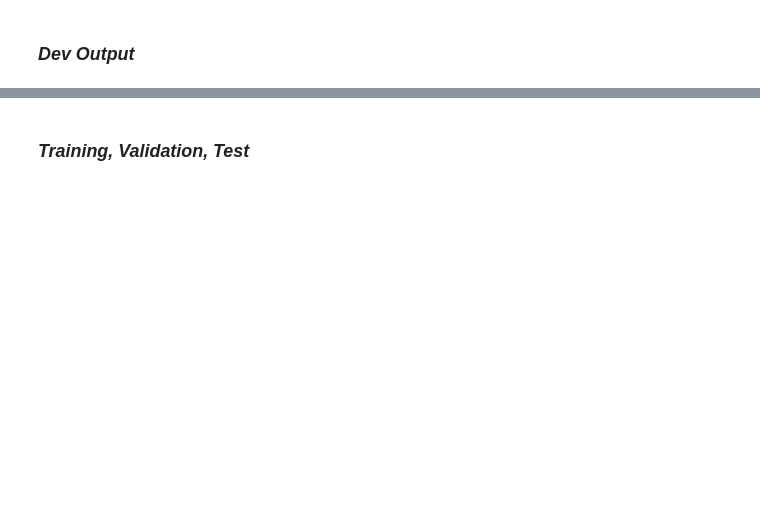
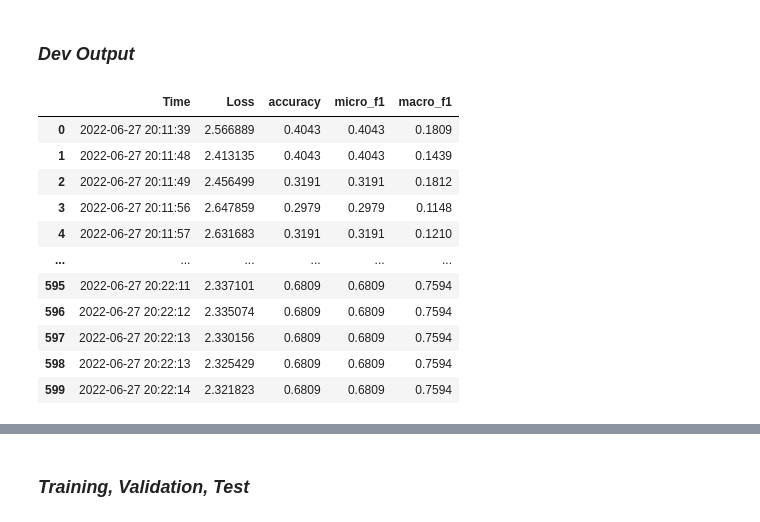
Before and after one commit to Dimas263/NLP_RE_BERT_Relation_Extraction_Biomedical, a Jupyter notebook: Biobert_Notebook.ipynb, the cells around one changed output, grey strips where cells are left out. Drawn from its saved outputs; the diff is of its cells as text; code cells hidden in the pictures; blank space fills up the shorter version.

```diff
--- a/Biobert_Notebook.ipynb
+++ b/Biobert_Notebook.ipynb
@@ -205,10 +219,20 @@ plt.show()
 # %% [markdown]
 ### ***Dev Output***
 # %%
-dev_url_view = 'drive/MyDrive/Colab Notebooks/bert_relation_extraction/output/visualization/biobert-dev-view.csv'
 dev_url = 'drive/MyDrive/Colab Notebooks/bert_relation_extraction/output/visualization/biobert-dev.csv'
 
-biobert_dev = pd.read_csv(dev_url_view)
-
-print(biobert_dev)
+biobert_dev = pd.read_csv(dev_url, header=0)
+biobert_dev
 # %% [output]
+|  | Time | Loss | accuracy | micro_f1 | macro_f1 |
+| 0 | 2022-06-27 20:11:39 | 2.566889 | 0.4043 | 0.4043 | 0.1809 |
+| 1 | 2022-06-27 20:11:48 | 2.413135 | 0.4043 | 0.4043 | 0.1439 |
+| 2 | 2022-06-27 20:11:49 | 2.456499 | 0.3191 | 0.3191 | 0.1812 |
+| 3 | 2022-06-27 20:11:56 | 2.647859 | 0.2979 | 0.2979 | 0.1148 |
+| 4 | 2022-06-27 20:11:57 | 2.631683 | 0.3191 | 0.3191 | 0.1210 |
+| ... | ... | ... | ... | ... | ... |
+| 595 | 2022-06-27 20:22:11 | 2.337101 | 0.6809 | 0.6809 | 0.7594 |
+| 596 | 2022-06-27 20:22:12 | 2.335074 | 0.6809 | 0.6809 | 0.7594 |
+| 597 | 2022-06-27 20:22:13 | 2.330156 | 0.6809 | 0.6809 | 0.7594 |
+| 598 | 2022-06-27 20:22:13 | 2.325429 | 0.6809 | 0.6809 | 0.7594 |
+| 599 | 2022-06-27 20:22:14 | 2.321823 | 0.6809 | 0.6809 | 0.7594 |
```
Also changed, not shown: parts of 19 cells of this notebook, 47 other files.
